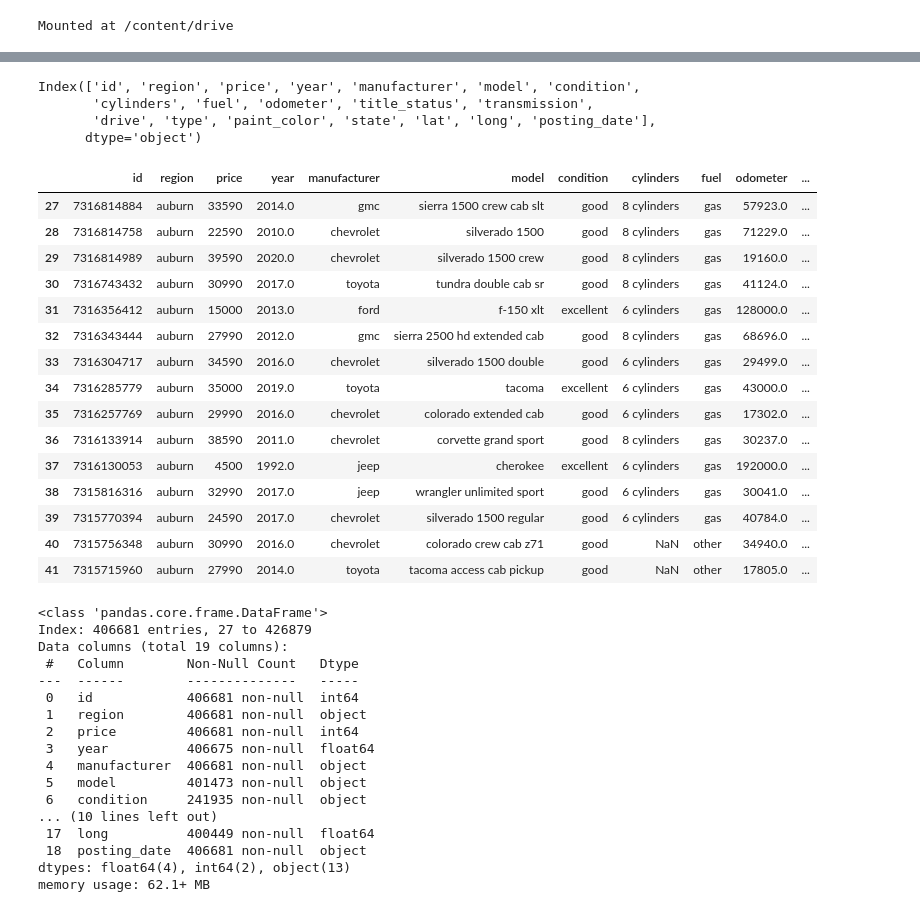
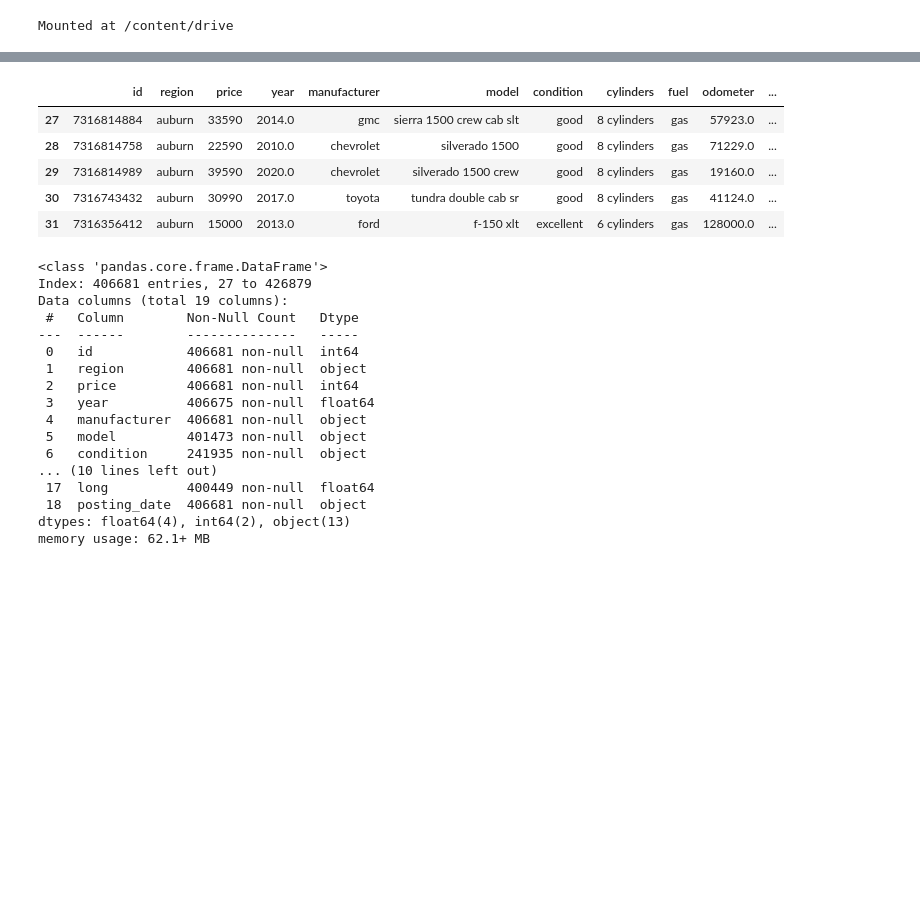
Before and after one commit to alexchilton/CAS_Project, a Jupyter notebook: m1_notebook_1.ipynb, the cells around one changed output, grey strips where cells are left out. Cells and saved outputs as stored; diff of their text form; code cells hidden in the pictures; blank space fills up the shorter version.

```diff
--- a/m1_notebook_1.ipynb
+++ b/m1_notebook_1.ipynb
@@ -18,5 +18,5 @@ output_dir = '/content/drive/MyDrive/CAS_AML/outputs'
 # Ensure output directory exists
 os.makedirs(output_dir, exist_ok=True)
 # %%
-cars=pd.read_csv(car_path)
+vehicles=pd.read_csv(car_path)
 stars=pd.read_csv(stars_path)
@@ -38,9 +25,5 @@ cars.head(10)
 # %%
-cars_clean=cars.drop(['url', 'region_url','image_url', 'county', 'VIN', 'description', 'size'], axis=1)
+def cars(df):
+  df=df.drop(['url', 'region_url','image_url', 'county', 'VIN', 'description', 'size'], axis=1)
+  df=df.dropna(subset=['manufacturer','fuel'])
+  return df
-# %%
-cars_clean.columns
-# %% [output]
-Index(['id', 'region', 'price', 'year', 'manufacturer', 'model', 'condition',
-       'cylinders', 'fuel', 'odometer', 'title_status', 'transmission',
-       'drive', 'type', 'paint_color', 'state', 'lat', 'long', 'posting_date'],
-      dtype='object')
@@ -49,20 +30,12 @@ cars_clean=cars_clean.dropna(subset=['manufacturer','fuel'])
-# %%
-cars_clean.head(15)
-# %% [output]
-|  | id | region | price | year | manufacturer | model | condition | cylinders | fuel | odometer | ... |
-| 27 | 7316814884 | auburn | 33590 | 2014.0 | gmc | sierra 1500 crew cab slt | good | 8 cylinders | gas | 57923.0 | ... |
-| 28 | 7316814758 | auburn | 22590 | 2010.0 | chevrolet | silverado 1500 | good | 8 cylinders | gas | 71229.0 | ... |
-| 29 | 7316814989 | auburn | 39590 | 2020.0 | chevrolet | silverado 1500 crew | good | 8 cylinders | gas | 19160.0 | ... |
-| 30 | 7316743432 | auburn | 30990 | 2017.0 | toyota | tundra double cab sr | good | 8 cylinders | gas | 41124.0 | ... |
-| 31 | 7316356412 | auburn | 15000 | 2013.0 | ford | f-150 xlt | excellent | 6 cylinders | gas | 128000.0 | ... |
-| 32 | 7316343444 | auburn | 27990 | 2012.0 | gmc | sierra 2500 hd extended cab | good | 8 cylinders | gas | 68696.0 | ... |
-| 33 | 7316304717 | auburn | 34590 | 2016.0 | chevrolet | silverado 1500 double | good | 6 cylinders | gas | 29499.0 | ... |
-| 34 | 7316285779 | auburn | 35000 | 2019.0 | toyota | tacoma | excellent | 6 cylinders | gas | 43000.0 | ... |
-| 35 | 7316257769 | auburn | 29990 | 2016.0 | chevrolet | colorado extended cab | good | 6 cylinders | gas | 17302.0 | ... |
-| 36 | 7316133914 | auburn | 38590 | 2011.0 | chevrolet | corvette grand sport | good | 8 cylinders | gas | 30237.0 | ... |
-| 37 | 7316130053 | auburn | 4500 | 1992.0 | jeep | cherokee | excellent | 6 cylinders | gas | 192000.0 | ... |
-| 38 | 7315816316 | auburn | 32990 | 2017.0 | jeep | wrangler unlimited sport | good | 6 cylinders | gas | 30041.0 | ... |
-| 39 | 7315770394 | auburn | 24590 | 2017.0 | chevrolet | silverado 1500 regular | good | 6 cylinders | gas | 40784.0 | ... |
-| 40 | 7315756348 | auburn | 30990 | 2016.0 | chevrolet | colorado crew cab z71 | good | NaN | other | 34940.0 | ... |
-| 41 | 7315715960 | auburn | 27990 | 2014.0 | toyota | tacoma access cab pickup | good | NaN | other | 17805.0 | ... |
+# %%
+cars_df=cars(vehicles)
+# %%
+cars_df.head(5)
+# %% [output]
+|  | id | region | price | year | manufacturer | model | condition | cylinders | fuel | odometer | ... |
+| 27 | 7316814884 | auburn | 33590 | 2014.0 | gmc | sierra 1500 crew cab slt | good | 8 cylinders | gas | 57923.0 | ... |
+| 28 | 7316814758 | auburn | 22590 | 2010.0 | chevrolet | silverado 1500 | good | 8 cylinders | gas | 71229.0 | ... |
+| 29 | 7316814989 | auburn | 39590 | 2020.0 | chevrolet | silverado 1500 crew | good | 8 cylinders | gas | 19160.0 | ... |
+| 30 | 7316743432 | auburn | 30990 | 2017.0 | toyota | tundra double cab sr | good | 8 cylinders | gas | 41124.0 | ... |
+| 31 | 7316356412 | auburn | 15000 | 2013.0 | ford | f-150 xlt | excellent | 6 cylinders | gas | 128000.0 | ... |
 # %%
```
Also changed, not shown: parts of 10 cells of this notebook.
